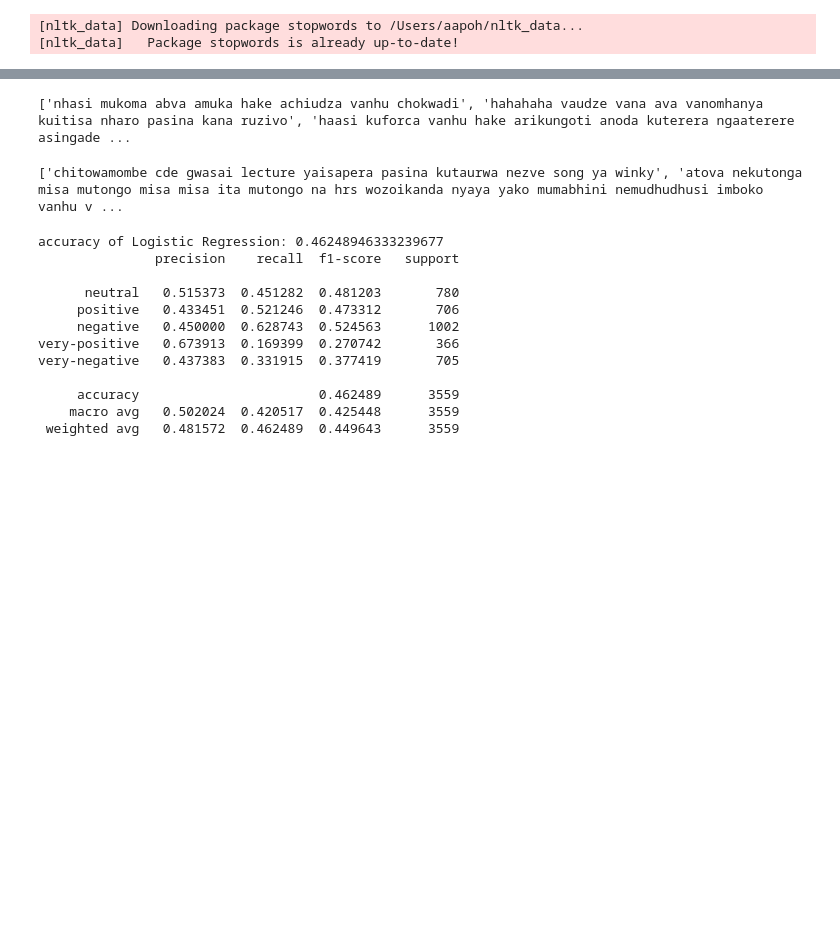
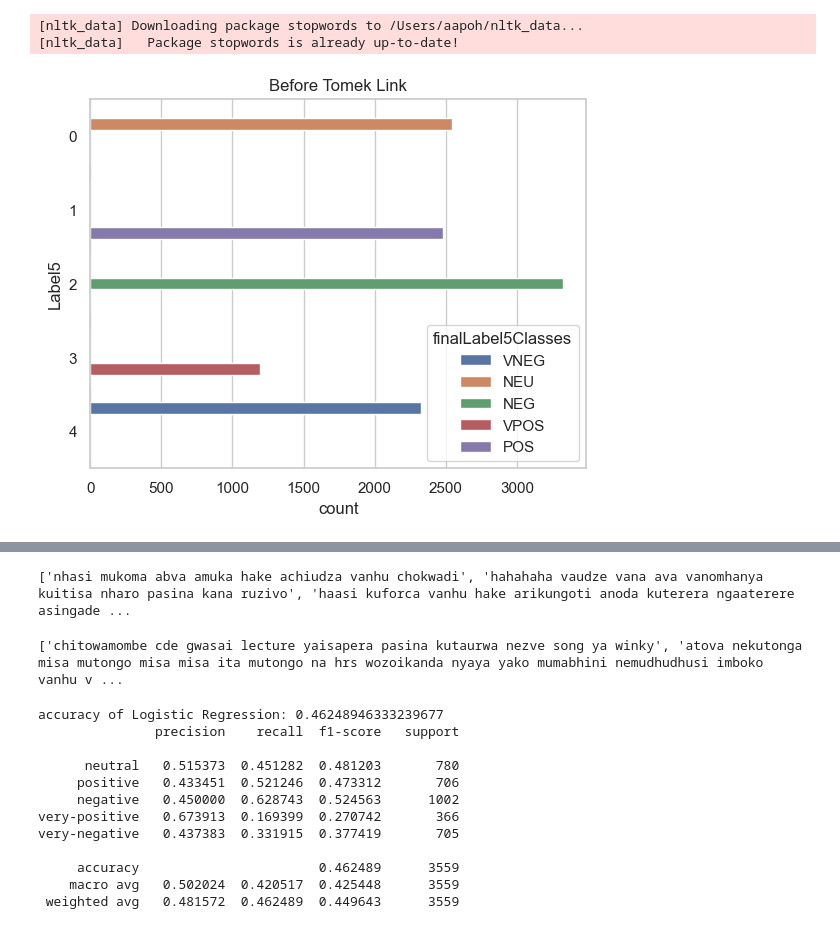
Before and after one commit to kibambe-0167/bert-multiclass, a Jupyter notebook: sklearn_models.ipynb, the cells around one changed output, grey strips where cells are left out. Drawn from its saved outputs; the diff is of its cells as text; code cells hidden in the pictures; blank space fills up the shorter version.

Commit message:
stopped imblearn implementation

```diff
--- a/sklearn_models.ipynb
+++ b/sklearn_models.ipynb
@@ -145,3 +145,15 @@ data['shona_cleaned'] = data['SN(Original Shona Tweet)'].apply( clean ) # clean
 data['Label5'] = data['finalLabel5Classes'].apply( make_label )
 df = data[[ 'shona_cleaned', 'Label5']]
 df.head()
+# %%
+# imblearn
+import matplotlib.pyplot as plt
+import seaborn as sns
+from imblearn.under_sampling import TomekLinks
+
+plt.figure()
+plt.title("Before Tomek Link")
+sns.countplot(data=data, y='Label5', hue="finalLabel5Classes")
+plt.show()
+# %% [output]
+[figure, added]
```
Also changed, not shown: parts of 2 cells of this notebook, 1 other file.
